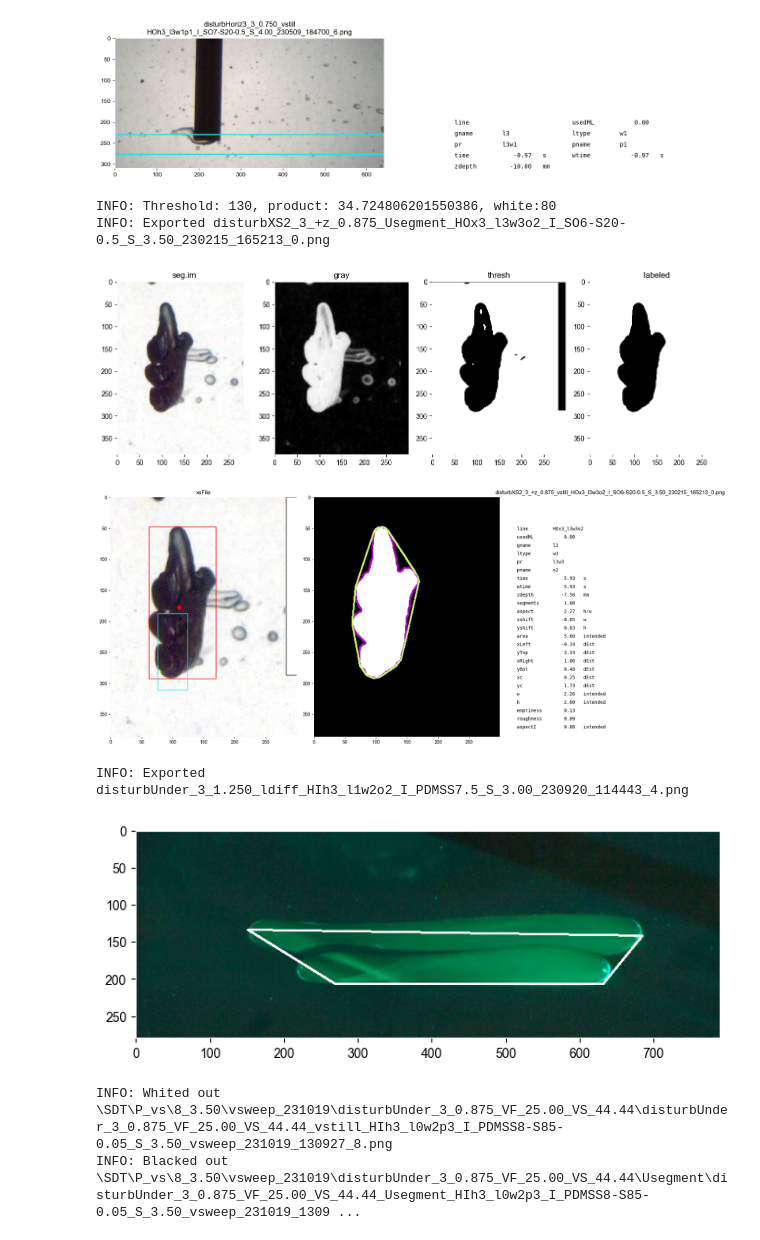
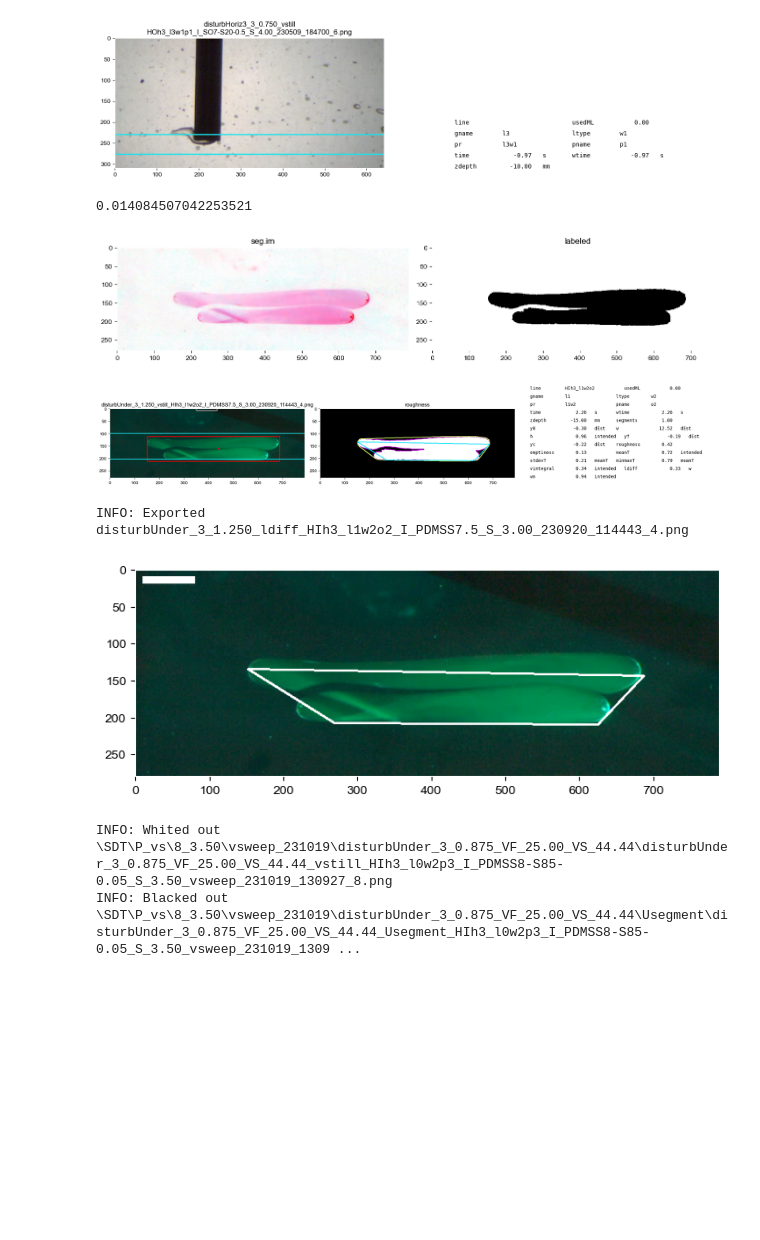
Before and after one commit to usnistgov/embedded3DPvids, a Jupyter notebook: ipynb/singleDoubleTriple/0_debugfile.ipynb, the cells around one changed output. Cells and saved outputs as stored; diff of their text form; code cells hidden in the pictures; blank space fills up the shorter version.

Commit message:
update plot tools

```diff
--- a/ipynb/singleDoubleTriple/0_debugfile.ipynb
+++ b/ipynb/singleDoubleTriple/0_debugfile.ipynb
@@ -22,7 +25,7 @@ LOGGERDEFINED = logs.openLog('debug.ipynb', LOGGERDEFINED, level='DEBUG', export
 # %% [markdown]
 # single folder
 # %%
-folder2 = os.path.join(cfg.path.server, r'SDT\SO_S20-0.5\I_SO6-S20-0.5_S_3.50\I_SO6-S20-0.5_S_3.50_230215\disturbXS2_3_+z_0.875')
+folder2 = os.path.join(cfg.path.server, r'SDT\PDMSS\I_PDMSS7.5_S_3.00\I_PDMSS7.5_S_3.00_230920\disturbUnder_3_1.250')
 sw = SDTWorkflow(folder2)
 sw.run(progDimsK={'overwrite':False, 'getBlips':True})
 # %%
@@ -101,25 +104,27 @@ INFO: Exported disturbHoriz3_3_0.750_Usegment_HOh3_l3w1p1_I_SO7-S20-0.5_S_4.00_2
 WARNING: Segmenter failed on //cfs2e.nist.gov/642/internal/3D Printing Lab/Shopbot/videos\SDT\SO_S20-0.5\I_SO7-S20-0.5_S_4.00\I_SO7-S20-0.5_S_4.00_230509\disturbHoriz3_3_0.750\disturbHoriz3_3_0.750_vs ...
 [figure]
 [figure]
+# %%
+1/71
+# %% [output]
+0.014084507042253521
 # %%
 newcl = False
-tag = 'l3w3o2'
+tag = 'l1w2o2'
 if len(tag)==6:
     diag = 2
 else:
     diag = 0
-sw.testImage(tag, diag=diag,  overrideSegment=True, useML=False
+sw.testImage(tag, diag=diag,  overrideSegment=False, useML=False
              , overwriteCropLocs=newcl, exportCropLocs=newcl, topthresh=230, acrit=5000)
 # %% [output]
-INFO: Threshold: 130, product: 34.724806201550386, white:80
-INFO: Exported disturbXS2_3_+z_0.875_Usegment_HOx3_l3w3o2_I_SO6-S20-0.5_S_3.50_230215_165213_0.png
-[figure, old version]
+[figure, new version]
-[figure, old version]
+[figure, new version]
 # %%
 sw.vs[tag].ldiffIm(export=True, display=True);
 # %% [output]
 INFO: Exported disturbUnder_3_1.250_ldiff_HIh3_l1w2o2_I_PDMSS7.5_S_3.00_230920_114443_4.png
-[figure, old version]
+[figure, new version]
 # %%
 sw.openLastImage()
 # %%
```
Also changed, not shown: parts of 1 cell of this notebook, 8 other files.
